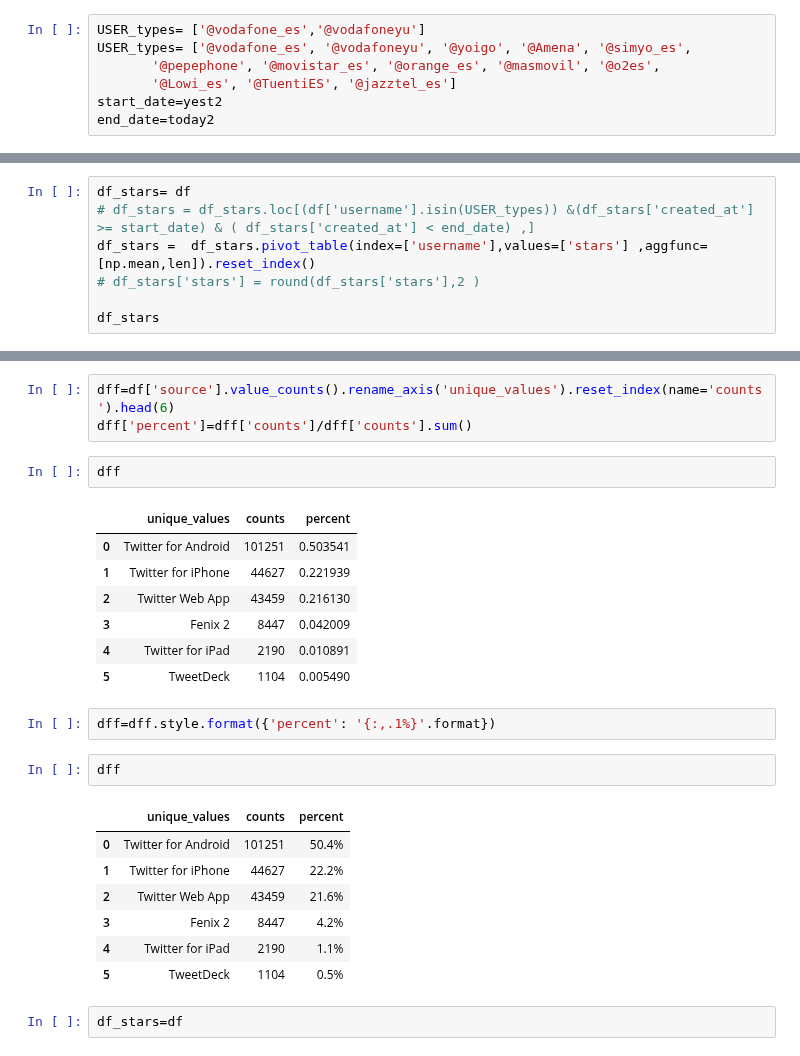
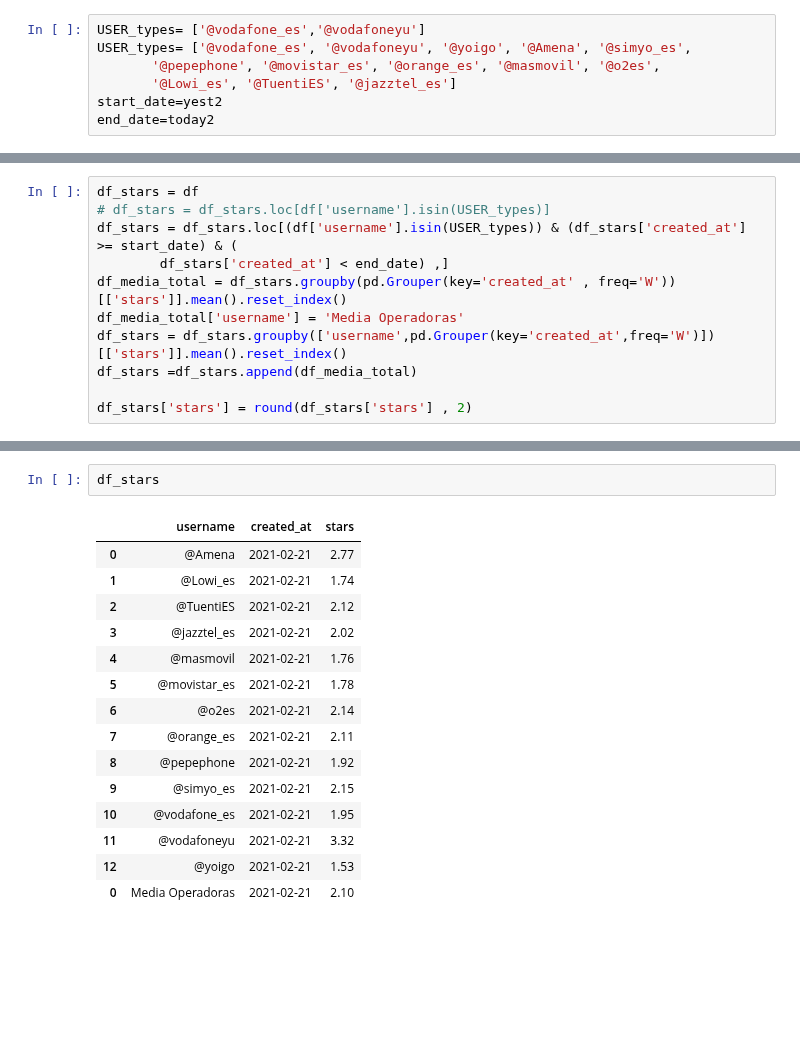
Before and after one commit to carpiero/Sentiment_Spanish_Operator, a Jupyter notebook: Notebooks/Notebook_006_remote.ipynb, the cells around one changed output, grey strips where cells are left out. Drawn from its saved outputs; the diff is of its cells as text; blank space fills up the shorter version.

```diff
--- a/Notebooks/Notebook_006_remote.ipynb
+++ b/Notebooks/Notebook_006_remote.ipynb
@@ -157,7 +130,11 @@ df
 # %%
-df_stars= df
-# df_stars = df_stars.loc[(df['username'].isin(USER_types)) &(df_stars['created_at'] >= start_date) & ( df_stars['created_at'] < end_date) ,]
-df_stars =  df_stars.pivot_table(index=['username'],values=['stars'] ,aggfunc=[np.mean,len]).reset_index()
-# df_stars['stars'] = round(df_stars['stars'],2 )
+df_stars = df
+# df_stars = df_stars.loc[df['username'].isin(USER_types)]
+df_stars = df_stars.loc[(df['username'].isin(USER_types)) & (df_stars['created_at'] >= start_date) & (
+        df_stars['created_at'] < end_date) ,]
+df_media_total = df_stars.groupby(pd.Grouper(key='created_at' , freq='W'))[['stars']].mean().reset_index()
+df_media_total['username'] = 'Media Operadoras'
+df_stars = df_stars.groupby(['username',pd.Grouper(key='created_at',freq='W')])[['stars']].mean().reset_index()
+df_stars =df_stars.append(df_media_total)
 
-df_stars
+df_stars['stars'] = round(df_stars['stars'] , 2)
@@ -190,27 +141,18 @@ Index(['created_at', 'tweet_id', 'Tweet_Content', 'name', 'user_id',
-# %%
-dff=df['source'].value_counts().rename_axis('unique_values').reset_index(name='counts').head(6)
-dff['percent']=dff['counts']/dff['counts'].sum()
-# %%
-dff
-# %% [output]
-|  | unique_values | counts | percent |
-| 0 | Twitter for Android | 101251 | 0.503541 |
-| 1 | Twitter for iPhone | 44627 | 0.221939 |
-| 2 | Twitter Web App | 43459 | 0.216130 |
-| 3 | Fenix 2 | 8447 | 0.042009 |
-| 4 | Twitter for iPad | 2190 | 0.010891 |
-| 5 | TweetDeck | 1104 | 0.005490 |
-# %%
-dff=dff.style.format({'percent': '{:,.1%}'.format})
-# %%
-dff
-# %% [output]
-|  | unique_values | counts | percent |
-| 0 | Twitter for Android | 101251 | 50.4% |
-| 1 | Twitter for iPhone | 44627 | 22.2% |
-| 2 | Twitter Web App | 43459 | 21.6% |
-| 3 | Fenix 2 | 8447 | 4.2% |
-| 4 | Twitter for iPad | 2190 | 1.1% |
-| 5 | TweetDeck | 1104 | 0.5% |
 # %%
-df_stars=df
+df_stars
+# %% [output]
+|  | username | created_at | stars |
+| 0 | @Amena | 2021-02-21 | 2.77 |
+| 1 | @Lowi_es | 2021-02-21 | 1.74 |
+| 2 | @TuentiES | 2021-02-21 | 2.12 |
+| 3 | @jazztel_es | 2021-02-21 | 2.02 |
+| 4 | @masmovil | 2021-02-21 | 1.76 |
+| 5 | @movistar_es | 2021-02-21 | 1.78 |
+| 6 | @o2es | 2021-02-21 | 2.14 |
+| 7 | @orange_es | 2021-02-21 | 2.11 |
+| 8 | @pepephone | 2021-02-21 | 1.92 |
+| 9 | @simyo_es | 2021-02-21 | 2.15 |
+| 10 | @vodafone_es | 2021-02-21 | 1.95 |
+| 11 | @vodafoneyu | 2021-02-21 | 3.32 |
+| 12 | @yoigo | 2021-02-21 | 1.53 |
+| 0 | Media Operadoras | 2021-02-21 | 2.10 |
```
Also changed, not shown: parts of 15 cells of this notebook, 1 other file.
